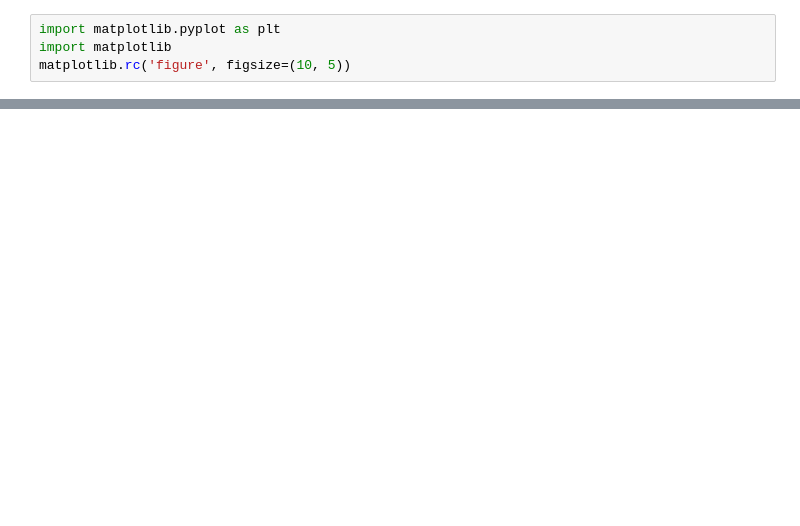
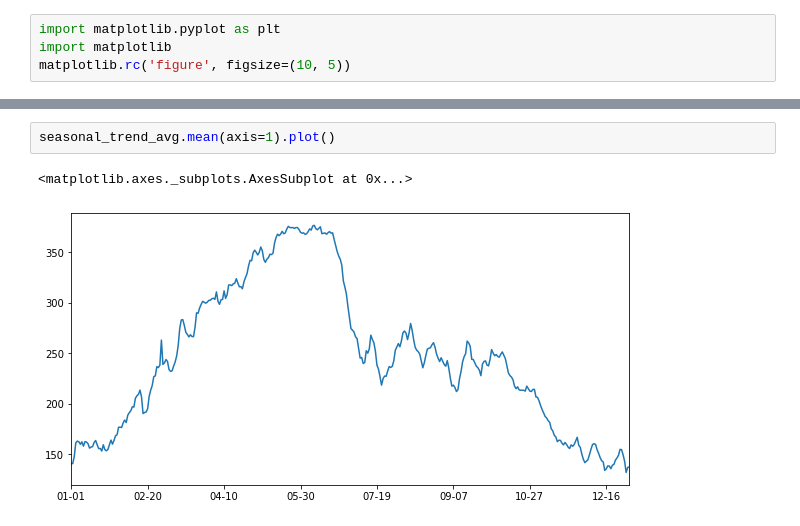
Before and after one commit to s-ankur/ug-project, a Jupyter notebook: simple_ml.ipynb, the cells around one changed output, grey strips where cells are left out. Saved outputs shown, nothing was run; the diff lists cells and outputs as text; blank space fills up the shorter version.

```diff
--- a/simple_ml.ipynb
+++ b/simple_ml.ipynb
@@ -40,0 +35,5 @@ s
+# %%
+seasonal_trend_avg.mean(axis=1).plot()
+# %% [output]
+<matplotlib.axes._subplots.AxesSubplot at 0x...>
+[figure, added]
```
Also changed, not shown: parts of 21 cells of this notebook, 5 other files.
